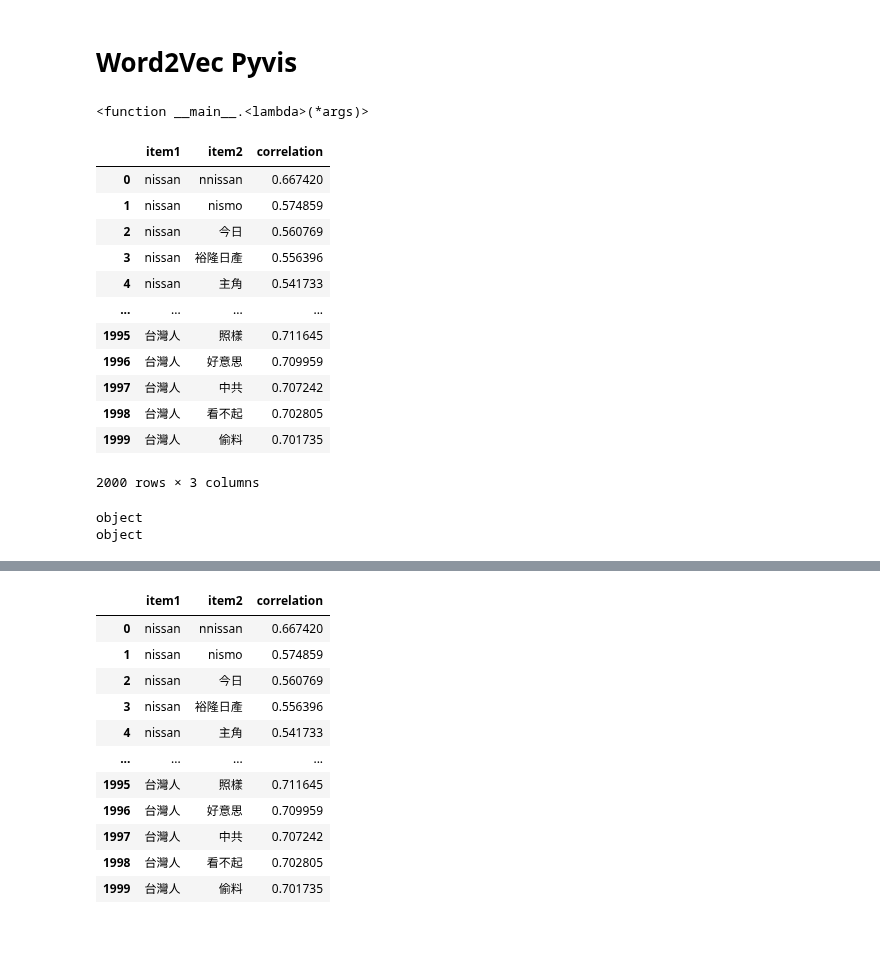
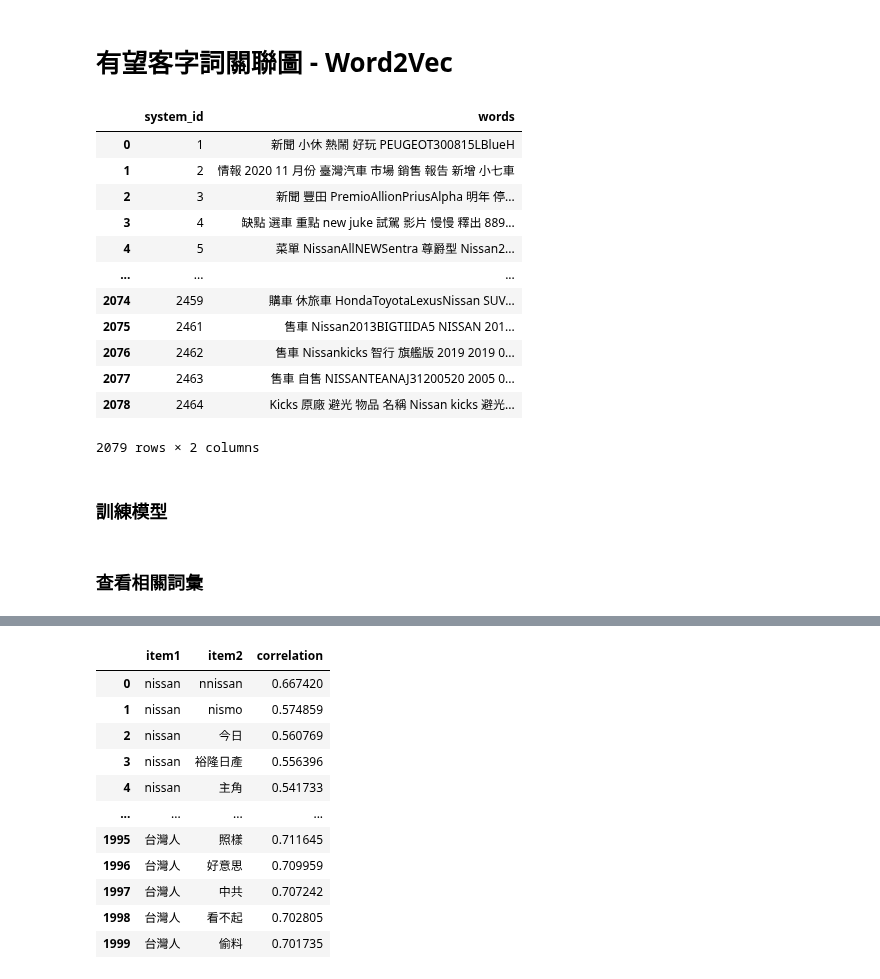
Before and after one commit to karlynLi/public-opinion-analysis, a Jupyter notebook: word2vec.ipynb, the cells around one changed output, grey strips where cells are left out. Drawn from its saved outputs; the diff is of its cells as text; code cells hidden in the pictures; blank space fills up the shorter version.

Commit message:
word2vec test

```diff
--- a/word2vec.ipynb
+++ b/word2vec.ipynb
@@ -1,5 +1,5 @@
 # %% [markdown]
-# Word2Vec Pyvis
+# 有望客字詞關聯圖 - Word2Vec
 # %%
 import pandas as pd
 import numpy as np
@@ -10,31 +10,21 @@ from pyvis.network import Network
-# %%
-# 編碼解決方法
-import _locale
-_locale._getdefaultlocale = (lambda *args: ['en_US', 'utf8'])
-_locale._getdefaultlocale
-# %% [output]
-<function __main__.<lambda>(*args)>
 # %%
-df = pd.read_csv('./rawData/nissan_correlation.csv')
-df = df.drop(columns=['Unnamed: 0'], axis=1)
-df
+df = pd.read_csv('./data/sentiment/nissan_clean_data.csv')
+df = df[['system_id', 'words']]
-# %% [output]
-|  | item1 | item2 | correlation |
-| 0 | nissan | nnissan | 0.667420 |
-| 1 | nissan | nismo | 0.574859 |
-| 2 | nissan | 今日 | 0.560769 |
-| 3 | nissan | 裕隆日產 | 0.556396 |
-| 4 | nissan | 主角 | 0.541733 |
-| ... | ... | ... | ... |
-| 1995 | 台灣人 | 照樣 | 0.711645 |
-| 1996 | 台灣人 | 好意思 | 0.709959 |
-| 1997 | 台灣人 | 中共 | 0.707242 |
-| 1998 | 台灣人 | 看不起 | 0.702805 |
-| 1999 | 台灣人 | 偷料 | 0.701735 |
-2000 rows × 3 columns
-# %%
-print(df['item1'].dtype)
-print(df['item2'].dtype)
-# %% [output]
-object
-object
+# %%
+df['words'] = df['words'].apply(lambda x: ast.literal_eval(x))
+df['words'] = df['words'].apply(lambda x: ' '.join(x))
+df
+# %% [output]
+|  | system_id | words |
+| 0 | 1 | 新聞 小休 熱鬧 好玩 PEUGEOT300815LBlueH |
+| 1 | 2 | 情報 2020 11 月份 臺灣汽車 市場 銷售 報告 新增 小七車 |
+| 2 | 3 | 新聞 豐田 PremioAllionPriusAlpha 明年 停... |
+| 3 | 4 | 缺點 選車 重點 new juke 試駕 影片 慢慢 釋出 889... |
+| 4 | 5 | 菜單 NissanAllNEWSentra 尊爵型 Nissan2... |
+| ... | ... | ... |
+| 2074 | 2459 | 購車 休旅車 HondaToyotaLexusNissan SUV... |
+| 2075 | 2461 | 售車 Nissan2013BIGTIIDA5 NISSAN 201... |
+| 2076 | 2462 | 售車 Nissankicks 智行 旗艦版 2019 2019 0... |
+| 2077 | 2463 | 售車 自售 NISSANTEANAJ31200520 2005 0... |
+| 2078 | 2464 | Kicks 原廠 避光 物品 名稱 Nissan kicks 避光... |
+2079 rows × 2 columns
@@ -40,0 +37,2 @@ object
+# %% [markdown]
+### 訓練模型
@@ -40,0 +51,2 @@ object
+# %% [markdown]
+### 查看相關詞彙
```
Also changed, not shown: parts of 14 cells of this notebook, 4 other files.
